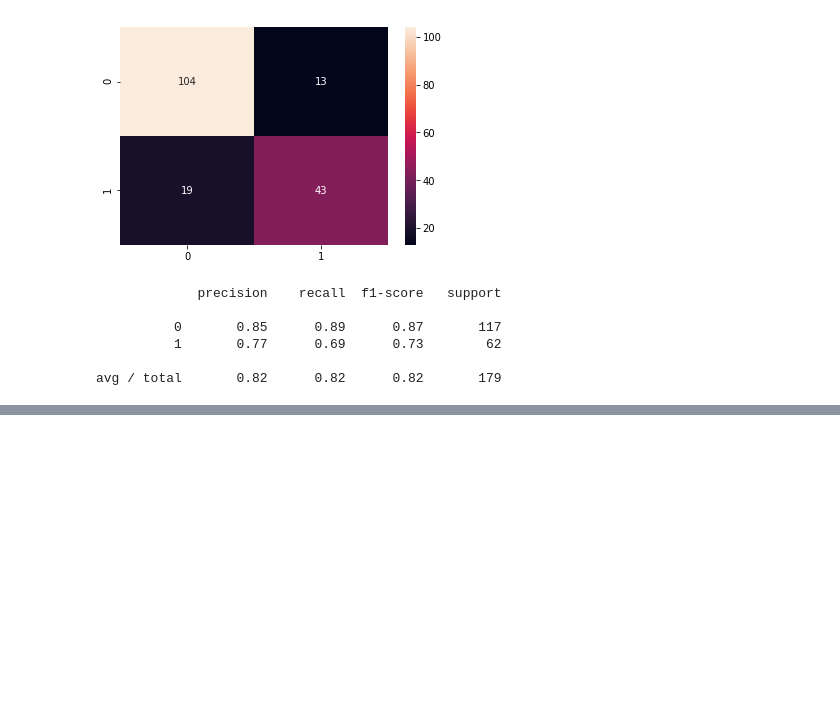
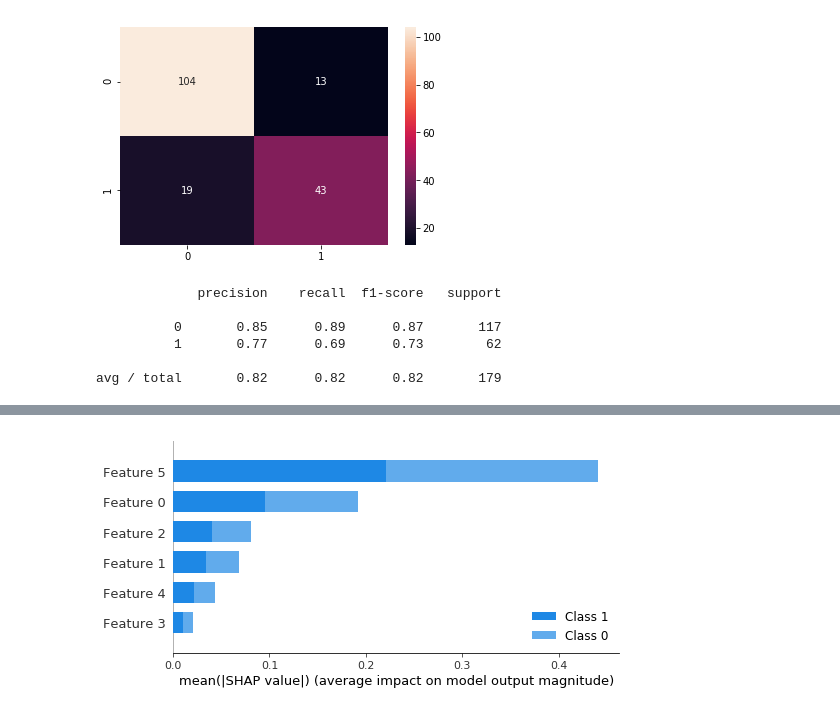
Before and after one commit to KalyanMohanty/titanic-survival-logistic-regression, a Jupyter notebook: logistic-regression-titanic.ipynb, the cells around one changed output, grey strips where cells are left out. Drawn from its saved outputs; the diff is of its cells as text; code cells hidden in the pictures; blank space fills up the shorter version.

Commit message:
Implement shap values for feature importance

```diff
--- a/logistic-regression-titanic.ipynb
+++ b/logistic-regression-titanic.ipynb
@@ -411,0 +419,9 @@ avg / total       0.82      0.82      0.82       179
+# %%
+import shap
+# print the JS visualization code to the notebook
+shap.initjs()
+
+# explain all the predictions in the test set
+explainer = shap.KernelExplainer(classifier.predict_proba, X_train)
+shap_values = explainer.shap_values(X_test)
+shap.force_plot(explainer.expected_value[0], shap_values[0], X_test)
@@ -411,0 +432,10 @@ avg / total       0.82      0.82      0.82       179
+# %%
+# Feature 5 = Sex
+# Feature 0 = Class
+# Feature 2 = Had siblings
+# Feature 1 = age
+# Feature 4 = Fare
+# Feature 3 = Parent / child
+shap.summary_plot(shap_values)
+# %% [output]
+[figure, added]
```
Also changed, not shown: parts of 6 cells of this notebook.
